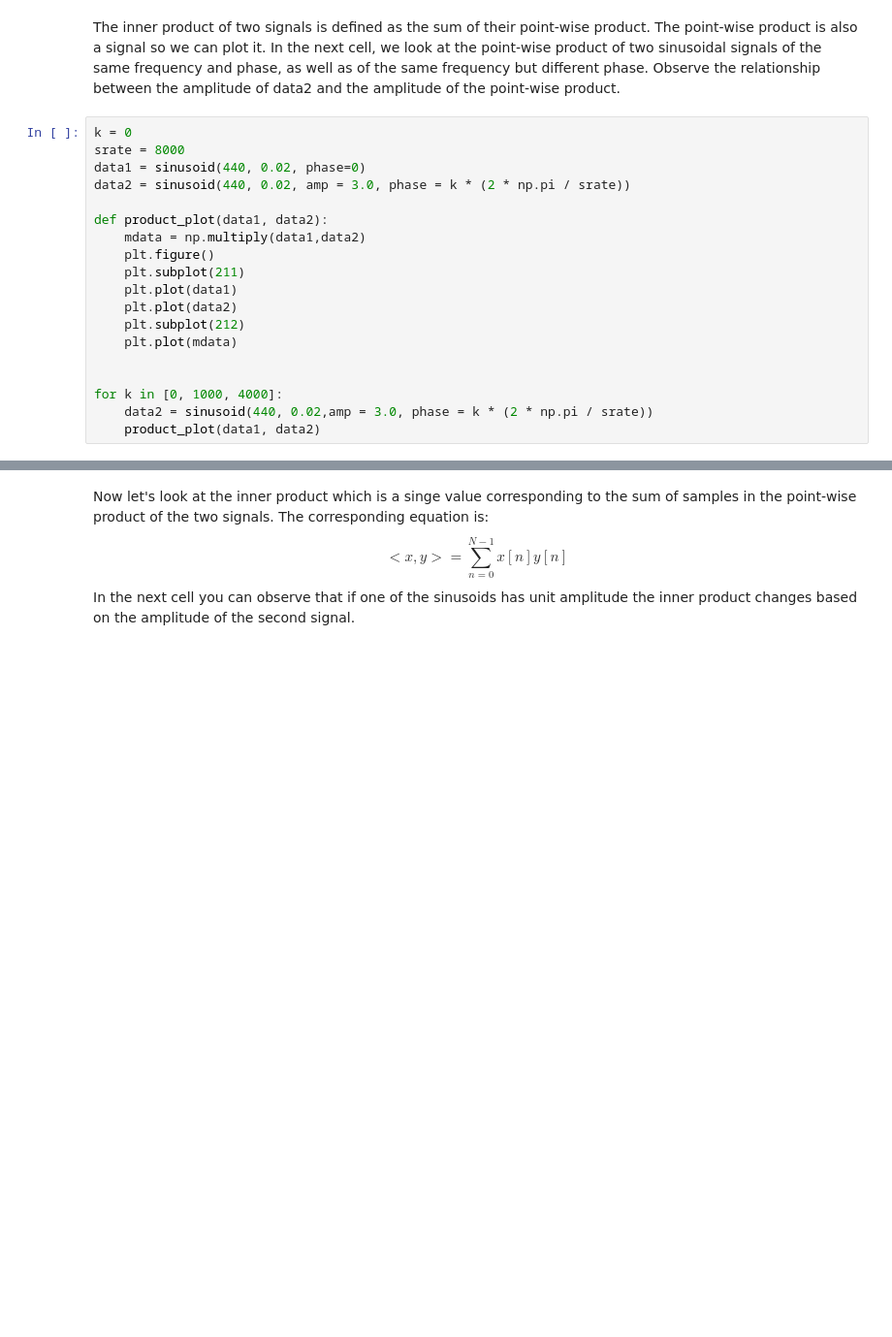
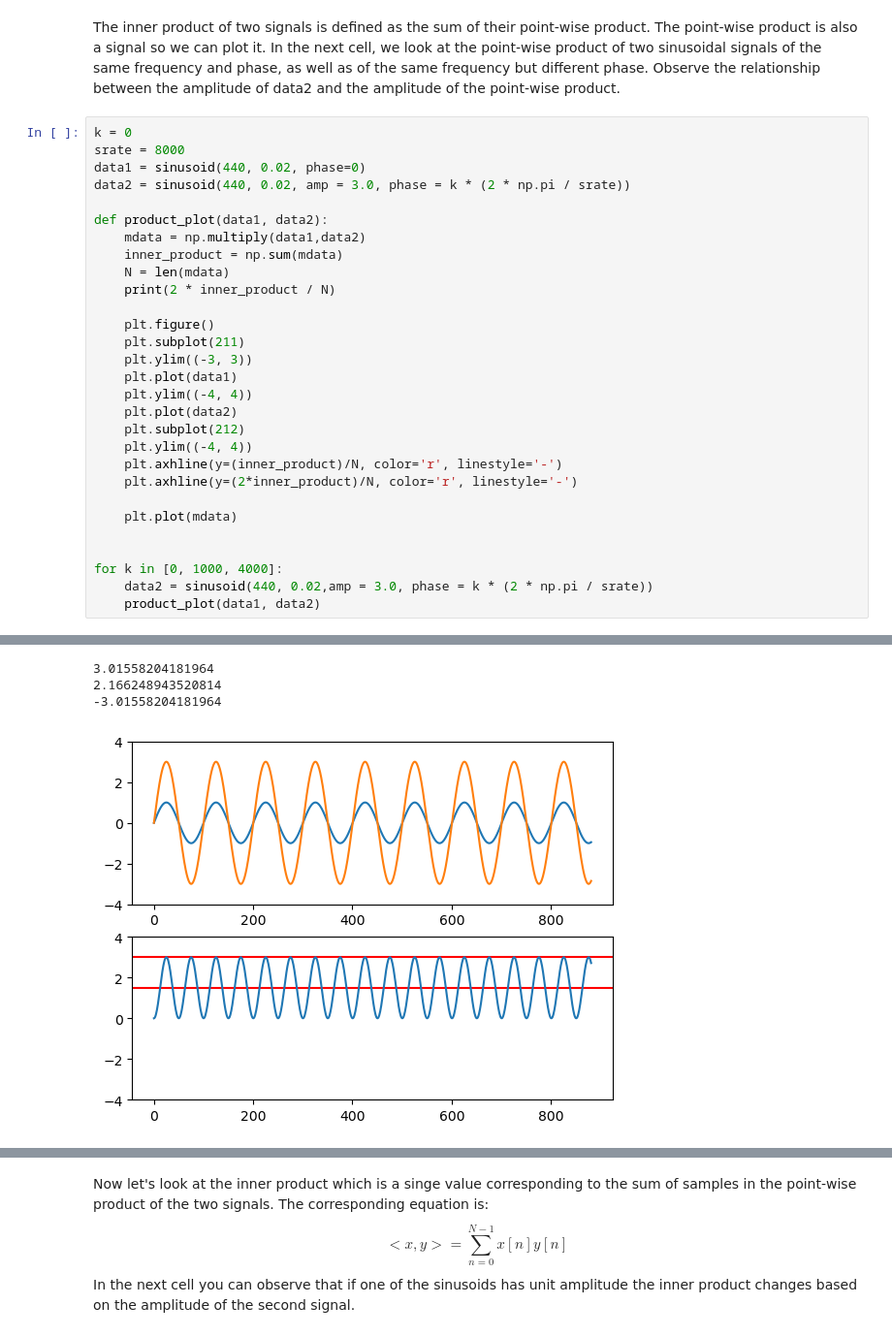
Before and after one commit to gtzan/mir_program_kadenze, a Jupyter notebook: course1/session1/kadenze_mir_c1_s1_9_sinusoids_inner_product.ipynb, the cells around one changed output, grey strips where cells are left out. Shown at 97% size. Cells and saved outputs as stored; diff of their text form; blank space fills up the shorter version.

```diff
--- a/course1/session1/kadenze_mir_c1_s1_9_sinusoids_inner_product.ipynb
+++ b/course1/session1/kadenze_mir_c1_s1_9_sinusoids_inner_product.ipynb
@@ -24,11 +24,21 @@ data2 = sinusoid(440, 0.02, amp = 3.0, phase = k * (2 * np.pi / srate))
 
 def product_plot(data1, data2):
     mdata = np.multiply(data1,data2)
+    inner_product = np.sum(mdata)
+    N = len(mdata)
+    print(2 * inner_product / N)
+
     plt.figure()
     plt.subplot(211)
+    plt.ylim((-3, 3))
     plt.plot(data1)
+    plt.ylim((-4, 4))
     plt.plot(data2)
     plt.subplot(212)
+    plt.ylim((-4, 4))
+    plt.axhline(y=(inner_product)/N, color='r', linestyle='-')
+    plt.axhline(y=(2*inner_product)/N, color='r', linestyle='-')
+
     plt.plot(mdata)
 
 
@@ -44,0 +49,4 @@ for k in [0, 1000, 4000]:
+3.01558204181964
+2.166248943520814
+-3.01558204181964
+[figure, added]
```
Also changed, not shown: parts of 8 cells of this notebook, 15 other files.
